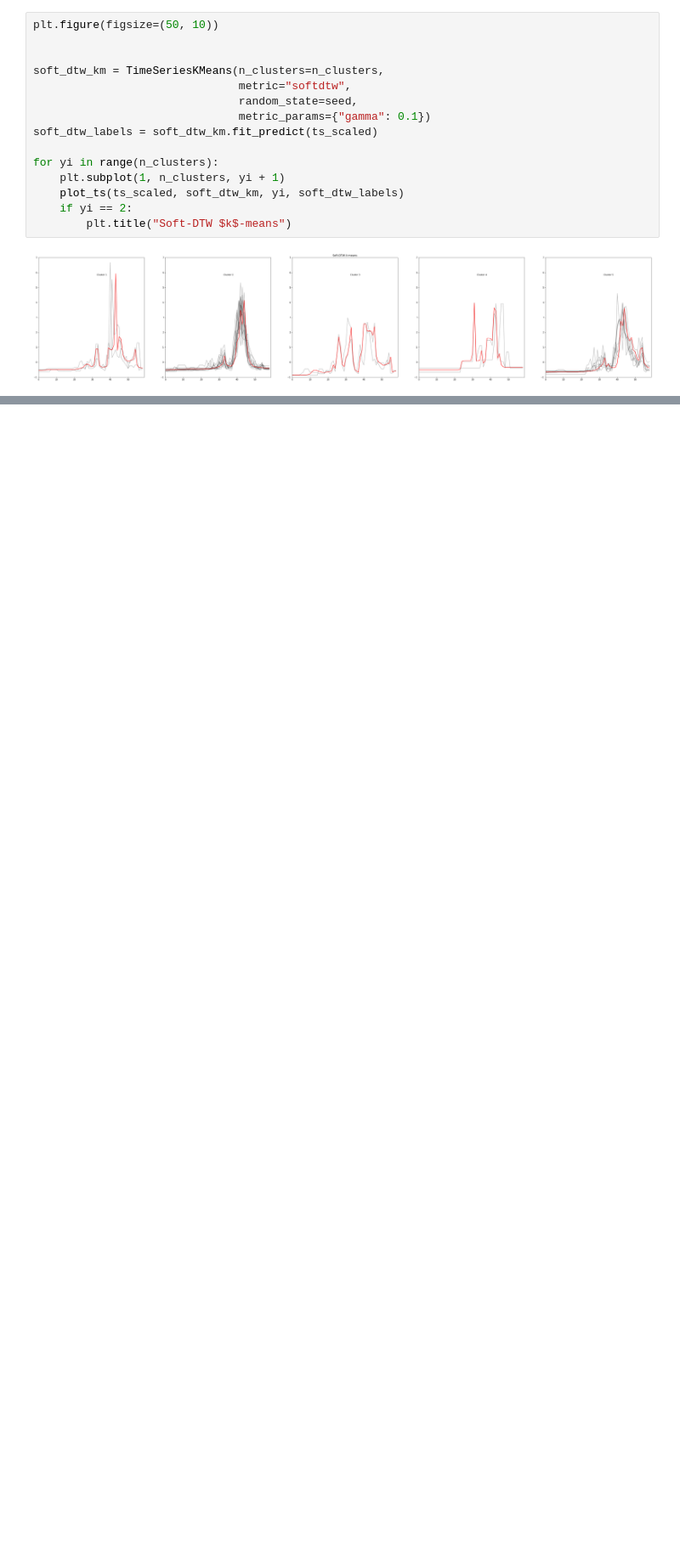
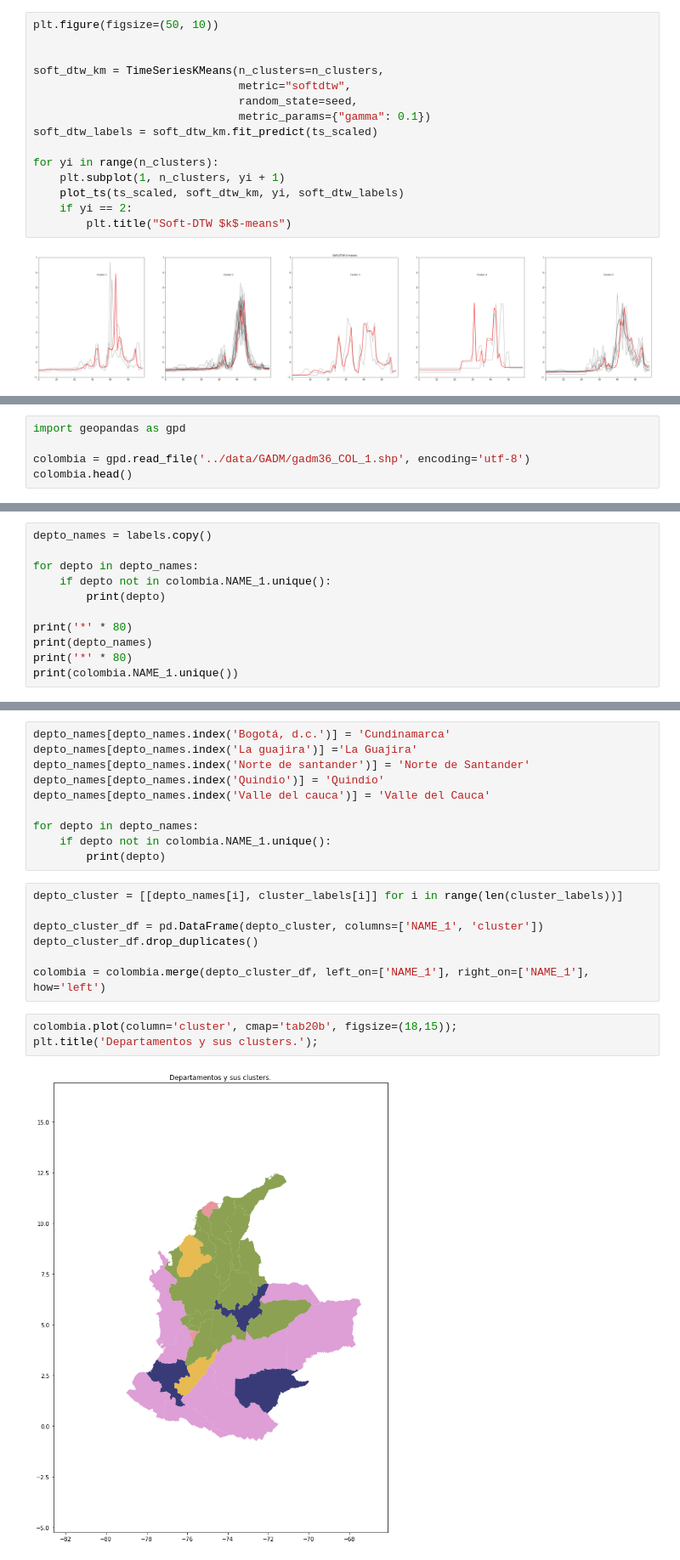
Before and after one commit to Meme-Science/DS-Project, a Jupyter notebook: Clustering/time_series_clustering.ipynb, the cells around one changed output, grey strips where cells are left out. Shown at 85% size. Drawn from its saved outputs; the diff is of its cells as text; blank space fills up the shorter version.

```diff
--- a/Clustering/time_series_clustering.ipynb
+++ b/Clustering/time_series_clustering.ipynb
@@ -318,3 +360,8 @@ for yi in range(n_clusters):
     sns.lineplot(ax=axes[yi], data=plot_df, x='año', y='numero_casos', hue='departamento').set_title('Cluster {0}'.format(yi))
 # %% [output]
 [figure]
+# %%
+import geopandas as gpd
+
+colombia = gpd.read_file('../data/GADM/gadm36_COL_1.shp', encoding='utf-8')
+colombia.head()
@@ -320,0 +375,11 @@ for yi in range(n_clusters):
+# %%
+depto_names = labels.copy()
+
+for depto in depto_names:
+    if depto not in colombia.NAME_1.unique():
+        print(depto)
+
+print('*' * 80)
+print(depto_names)
+print('*' * 80)
+print(colombia.NAME_1.unique())
@@ -320,0 +401,22 @@ for yi in range(n_clusters):
+# %%
+depto_names[depto_names.index('Bogotá, d.c.')] = 'Cundinamarca'
+depto_names[depto_names.index('La guajira')] ='La Guajira'
+depto_names[depto_names.index('Norte de santander')] = 'Norte de Santander'
+depto_names[depto_names.index('Quindio')] = 'Quindío'
+depto_names[depto_names.index('Valle del cauca')] = 'Valle del Cauca'
+
+for depto in depto_names:
+    if depto not in colombia.NAME_1.unique():
+        print(depto)
+# %%
+depto_cluster = [[depto_names[i], cluster_labels[i]] for i in range(len(cluster_labels))]
+
+depto_cluster_df = pd.DataFrame(depto_cluster, columns=['NAME_1', 'cluster'])
+depto_cluster_df.drop_duplicates()
+
+colombia = colombia.merge(depto_cluster_df, left_on=['NAME_1'], right_on=['NAME_1'], how='left')
+# %%
+colombia.plot(column='cluster', cmap='tab20b', figsize=(18,15));
+plt.title('Departamentos y sus clusters.');
+# %% [output]
+[figure, added]
```
Also changed, not shown: parts of 10 cells of this notebook.
